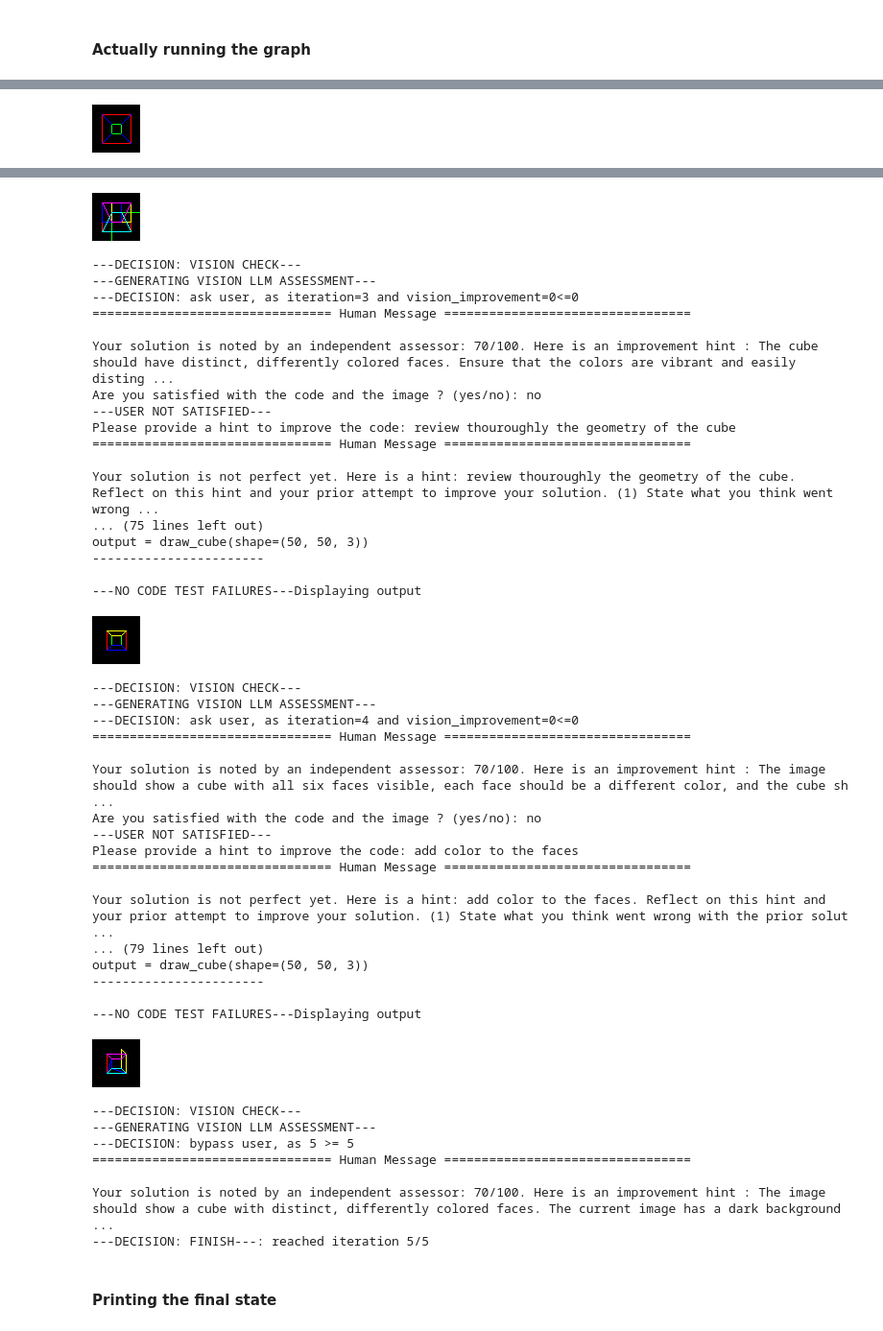
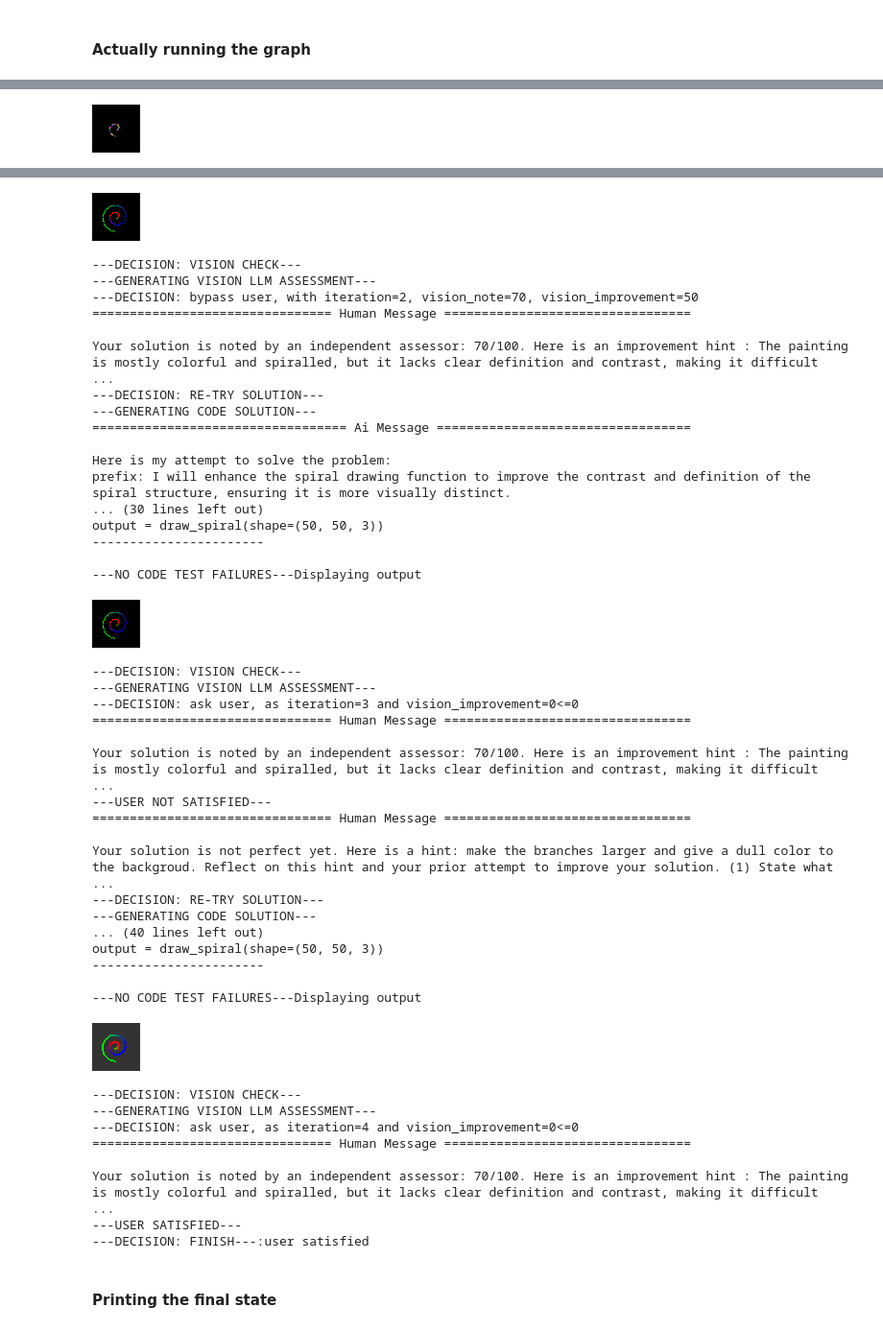
Before and after one commit to olivierSorba/iens2024labs, a Jupyter notebook: coding_agent.ipynb, the cells around one changed output, grey strips where cells are left out. Shown at 96% size. Drawn from its saved outputs; the diff is of its cells as text; code cells hidden in the pictures.

```diff
--- a/coding_agent.ipynb
+++ b/coding_agent.ipynb
@@ -439,7 +439,7 @@ def code_check(state: GraphState):
     # Check imports
     global_scope = {}
     # Reflect instruction in case of error
-    reflect_instruction =  "Reflect on this error and your prior attempt to solve the problem. (1) State what you think went wrong with the prior solution and (2) try to solve this problem again. Return the FULL SOLUTION. Use the code tool to structure the output with a prefix, imports, and code block:"
+    reflect_instruction =  "Reflect on this error and your prior attempt to solve the problem. (1) State what you think went wrong with the prior solution and (2) try to solve this problem again. Return the FULL SOLUTION. Structure the output with a prefix, imports, and code block."
     try:
         exec(code_solution_imports, global_scope)
     except Exception as e:
@@ -728,9 +728,9 @@ def _print_event(event: dict, _printed: set, max_length=1500):
 # %%
 _printed=set()
 config = {"configurable": {"thread_id": "1"}}
-max_iterations = 5
+max_iterations = 10
 for event in graph.stream({"requested_shape":(50,50,3),
-                           "requested_description":"a colorfull cube seen in perspective","iterations": 0,
+                           "requested_description":"a colorfull spiralled painting","iterations": 0,
                            "vision_note": 0,
                            "vision_improvement": 0,
                            "errors": 0,
@@ -759,6 +759,6 @@ output = draw_cube(shape=(50, 50, 3))
 -----------------------
 
 ---NO CODE TEST FAILURES---Displaying output
-[figure, old version]
+[figure, new version]
 ---DECISION: VISION CHECK---
 ---GENERATING VISION LLM ASSESSMENT---
@@ -777,50 +777,51 @@ output = draw_cube(shape=(50, 50, 3))
 -----------------------
 
 ---NO CODE TEST FAILURES---Displaying output
-[figure, old version]
+[figure, new version]
 ---DECISION: VISION CHECK---
 ---GENERATING VISION LLM ASSESSMENT---
----DECISION: ask user, as iteration=3 and vision_improvement=0<=0
+---DECISION: bypass user, with iteration=2, vision_note=70, vision_improvement=50
 ================================ Human Message =================================
 
-Your solution is noted by an independent assessor: 70/100. Here is an improvement hint : The cube should have distinct, differently colored faces. Ensure that the colors are vibrant and easily disting ...
-Are you satisfied with the code and the image ? (yes/no): no
----USER NOT SATISFIED---
-Please provide a hint to improve the code: review thouroughly the geometry of the cube
-================================ Human Message =================================
+Your solution is noted by an independent assessor: 70/100. Here is an improvement hint : The painting is mostly colorful and spiralled, but it lacks clear definition and contrast, making it difficult  ...
+---DECISION: RE-TRY SOLUTION---
+---GENERATING CODE SOLUTION---
+================================== Ai Message ==================================
 
-Your solution is not perfect yet. Here is a hint: review thouroughly the geometry of the cube. Reflect on this hint and your prior attempt to improve your solution. (1) State what you think went wrong ...
-... (75 lines left out)
-output = draw_cube(shape=(50, 50, 3))
+Here is my attempt to solve the problem:
+prefix: I will enhance the spiral drawing function to improve the contrast and definition of the spiral structure, ensuring it is more visually distinct.
+... (30 lines left out)
+output = draw_spiral(shape=(50, 50, 3))
 -----------------------
 
 ---NO CODE TEST FAILURES---Displaying output
-[figure, old version]
+[figure, new version]
 ---DECISION: VISION CHECK---
 ---GENERATING VISION LLM ASSESSMENT---
----DECISION: ask user, as iteration=4 and vision_improvement=0<=0
+---DECISION: ask user, as iteration=3 and vision_improvement=0<=0
 ================================ Human Message =================================
 
-Your solution is noted by an independent assessor: 70/100. Here is an improvement hint : The image should show a cube with all six faces visible, each face should be a different color, and the cube sh ...
-Are you satisfied with the code and the image ? (yes/no): no
+Your solution is noted by an independent assessor: 70/100. Here is an improvement hint : The painting is mostly colorful and spiralled, but it lacks clear definition and contrast, making it difficult  ...
 ---USER NOT SATISFIED---
-Please provide a hint to improve the code: add color to the faces
 ================================ Human Message =================================
 
-Your solution is not perfect yet. Here is a hint: add color to the faces. Reflect on this hint and your prior attempt to improve your solution. (1) State what you think went wrong with the prior solut ...
-... (79 lines left out)
-output = draw_cube(shape=(50, 50, 3))
+Your solution is not perfect yet. Here is a hint: make the branches larger and give a dull color to the backgroud. Reflect on this hint and your prior attempt to improve your solution. (1) State what  ...
+---DECISION: RE-TRY SOLUTION---
+---GENERATING CODE SOLUTION---
+... (40 lines left out)
+output = draw_spiral(shape=(50, 50, 3))
 -----------------------
 
 ---NO CODE TEST FAILURES---Displaying output
-[figure, old version]
+[figure, new version]
 ---DECISION: VISION CHECK---
 ---GENERATING VISION LLM ASSESSMENT---
----DECISION: bypass user, as 5 >= 5
+---DECISION: ask user, as iteration=4 and vision_improvement=0<=0
 ================================ Human Message =================================
 
-Your solution is noted by an independent assessor: 70/100. Here is an improvement hint : The image should show a cube with distinct, differently colored faces. The current image has a dark background  ...
----DECISION: FINISH---: reached iteration 5/5
+Your solution is noted by an independent assessor: 70/100. Here is an improvement hint : The painting is mostly colorful and spiralled, but it lacks clear definition and contrast, making it difficult  ...
+---USER SATISFIED---
+---DECISION: FINISH---:user satisfied
 # %% [markdown]
 #### Printing the final state
 # %%
```
Also changed, not shown: parts of 2 cells of this notebook.
